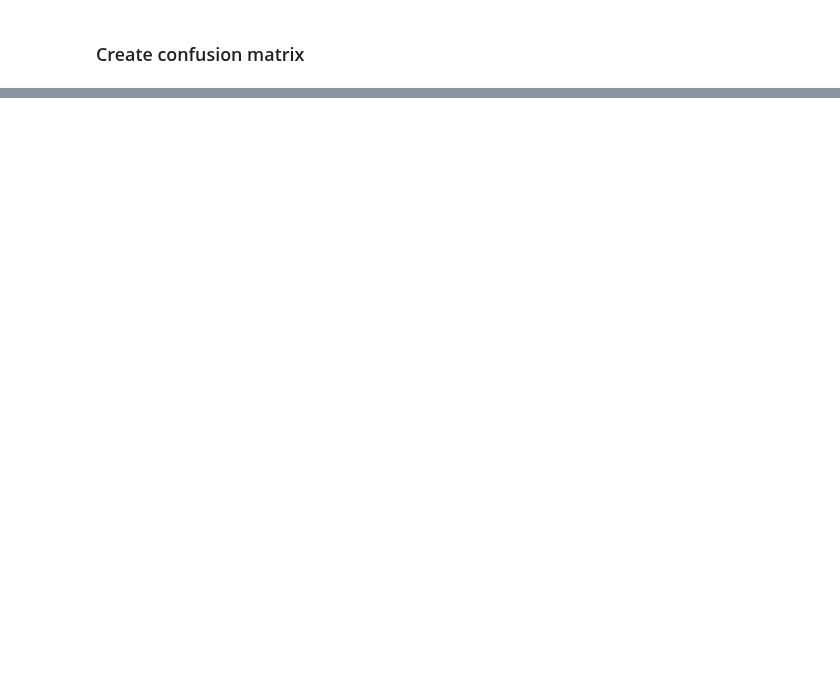
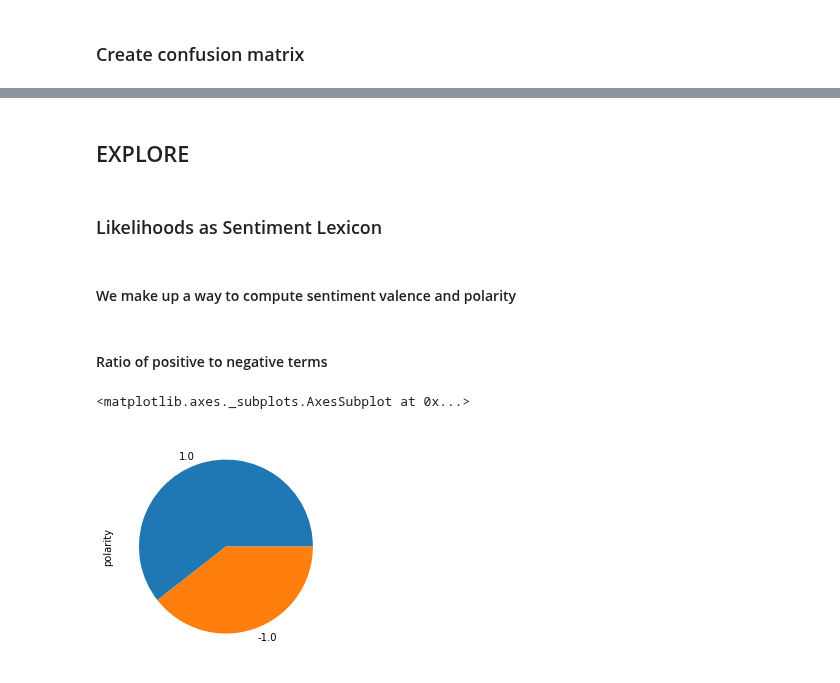
Before and after one commit to UVA-DSI/DS5559, a Jupyter notebook: labs/2019-04-25_Lab12/DS5559_NaiveBayes_WineReviews-v5-FINAL.ipynb, the cells around one changed output, grey strips where cells are left out. Drawn from its saved outputs; the diff is of its cells as text; code cells hidden in the pictures; blank space fills up the shorter version.

```diff
--- a/labs/2019-04-25_Lab12/DS5559_NaiveBayes_WineReviews-v5-FINAL.ipynb
+++ b/labs/2019-04-25_Lab12/DS5559_NaiveBayes_WineReviews-v5-FINAL.ipynb
@@ -377,3 +379,22 @@ F1:  0.96 <-- GRADE
 ---------
 PPV: 0.98 (precision)
 ACC: 0.96 (accuracy)
+# %% [markdown]
+## EXPLORE
+# %% [markdown]
+### Likelihoods as Sentiment Lexicon
+# %% [markdown]
+#### We make up a way to compute sentiment valence and polarity
+# %%
+sentilex = (np.sign(class_likelihoods['P'] - class_likelihoods['N'])).to_frame()\
+    .rename(columns={0:'polarity'})
+sentilex['valence'] = (class_likelihoods['P'] - class_likelihoods['N']) * 1000
+sentilex['term_str'] = vocab.term_str
+sentilex = sentilex.set_index('term_str')
+# %% [markdown]
+#### Ratio of positive to negative terms
+# %%
+sentilex.polarity.value_counts().plot(kind='pie')
+# %% [output]
+<matplotlib.axes._subplots.AxesSubplot at 0x...>
+[figure, added]
```
Also changed, not shown: parts of 35 cells of this notebook.
